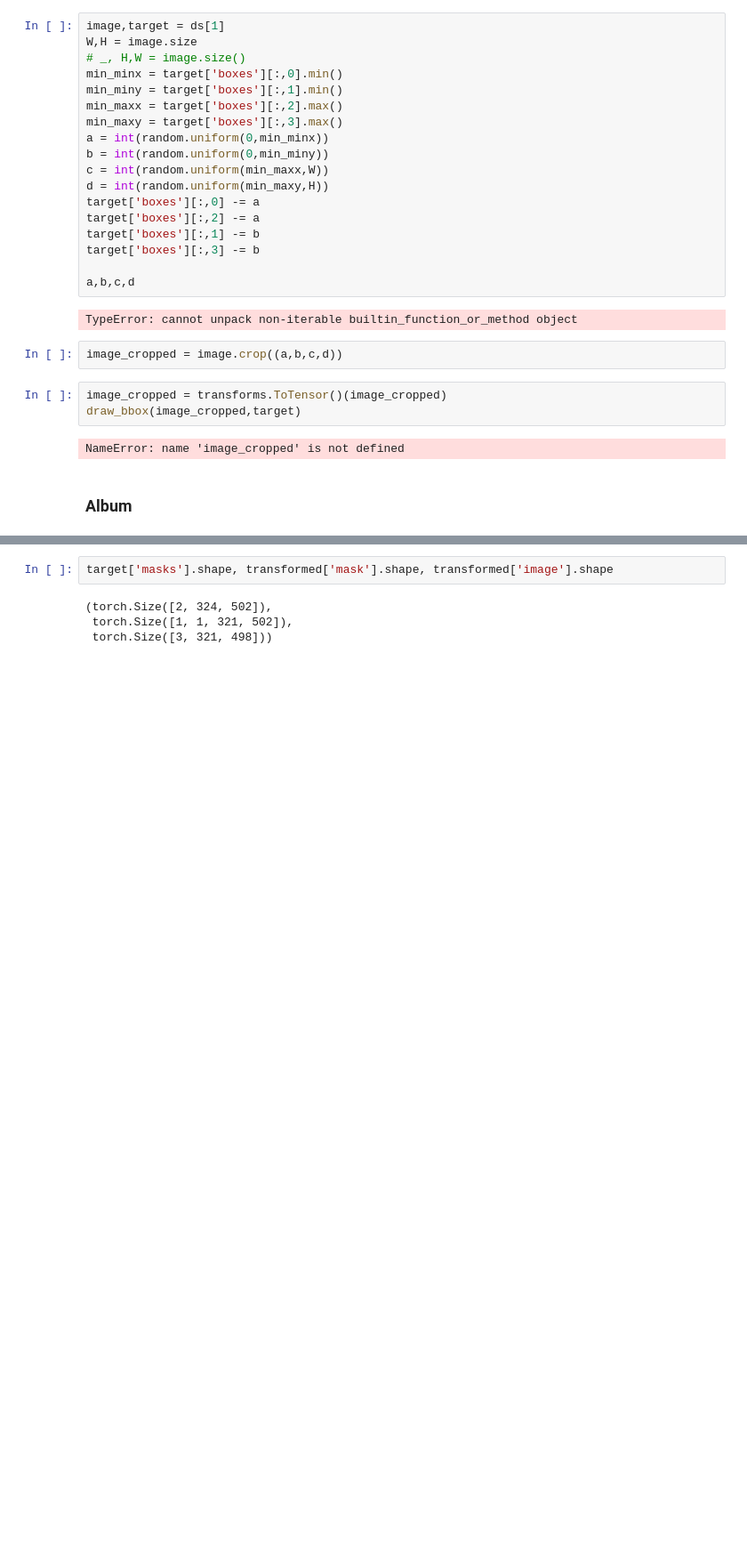
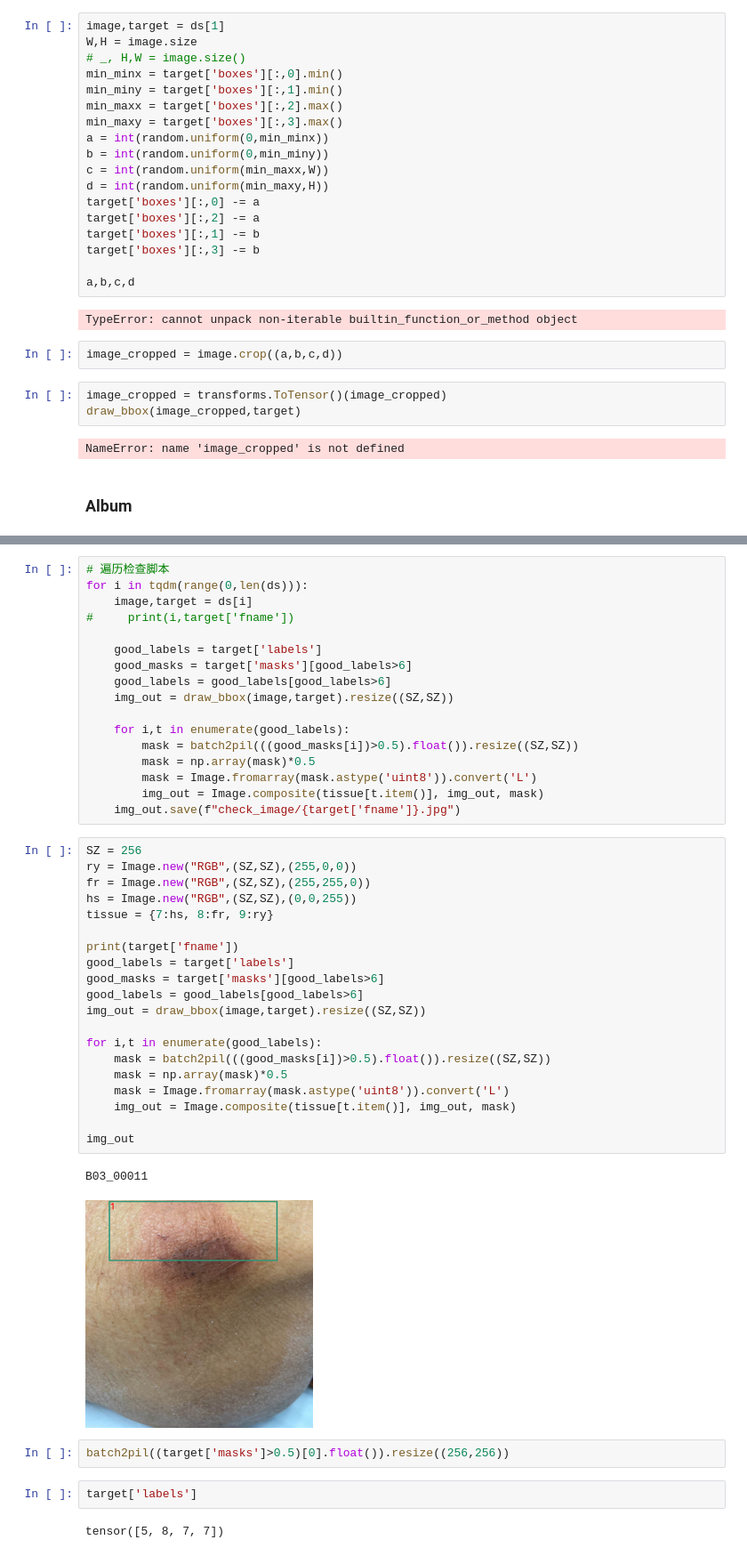
Before and after one commit to newfyu/Bedsore, a Jupyter notebook: transform开发.ipynb, the cells around one changed output, grey strips where cells are left out. Shown at 89% size. Cells and saved outputs as stored; diff of their text form; blank space fills up the shorter version.

```diff
--- a/transform开发.ipynb
+++ b/transform开发.ipynb
@@ -98,6 +92,46 @@ error: OpenCV(4.2.0) /io/opencv/modules/imgproc/src/resize.cpp:4048: error: (-21
-# %%
-target['masks'].shape, transformed['mask'].shape, transformed['image'].shape
-# %% [output]
-(torch.Size([2, 324, 502]),
- torch.Size([1, 1, 321, 502]),
- torch.Size([3, 321, 498]))
+# %%
+# 遍历检查脚本
+for i in tqdm(range(0,len(ds))):
+    image,target = ds[i]
+#     print(i,target['fname'])
+
+    good_labels = target['labels']
+    good_masks = target['masks'][good_labels>6]
+    good_labels = good_labels[good_labels>6]
+    img_out = draw_bbox(image,target).resize((SZ,SZ))
+
+    for i,t in enumerate(good_labels):
+        mask = batch2pil(((good_masks[i])>0.5).float()).resize((SZ,SZ))
+        mask = np.array(mask)*0.5
+        mask = Image.fromarray(mask.astype('uint8')).convert('L')
+        img_out = Image.composite(tissue[t.item()], img_out, mask)
+    img_out.save(f"check_image/{target['fname']}.jpg")
+# %%
+SZ = 256
+ry = Image.new("RGB",(SZ,SZ),(255,0,0))
+fr = Image.new("RGB",(SZ,SZ),(255,255,0))
+hs = Image.new("RGB",(SZ,SZ),(0,0,255))
+tissue = {7:hs, 8:fr, 9:ry}
+
+print(target['fname'])
+good_labels = target['labels']
+good_masks = target['masks'][good_labels>6]
+good_labels = good_labels[good_labels>6]
+img_out = draw_bbox(image,target).resize((SZ,SZ))
+
+for i,t in enumerate(good_labels):
+    mask = batch2pil(((good_masks[i])>0.5).float()).resize((SZ,SZ))
+    mask = np.array(mask)*0.5
+    mask = Image.fromarray(mask.astype('uint8')).convert('L')
+    img_out = Image.composite(tissue[t.item()], img_out, mask)
+
+img_out
+# %% [output]
+B03_00011
+[figure, added]
+# %%
+batch2pil((target['masks']>0.5)[0].float()).resize((256,256))
+# %%
+target['labels']
+# %% [output]
+tensor([5, 8, 7, 7])
```
Also changed, not shown: parts of 5 cells of this notebook, 3 other files.
